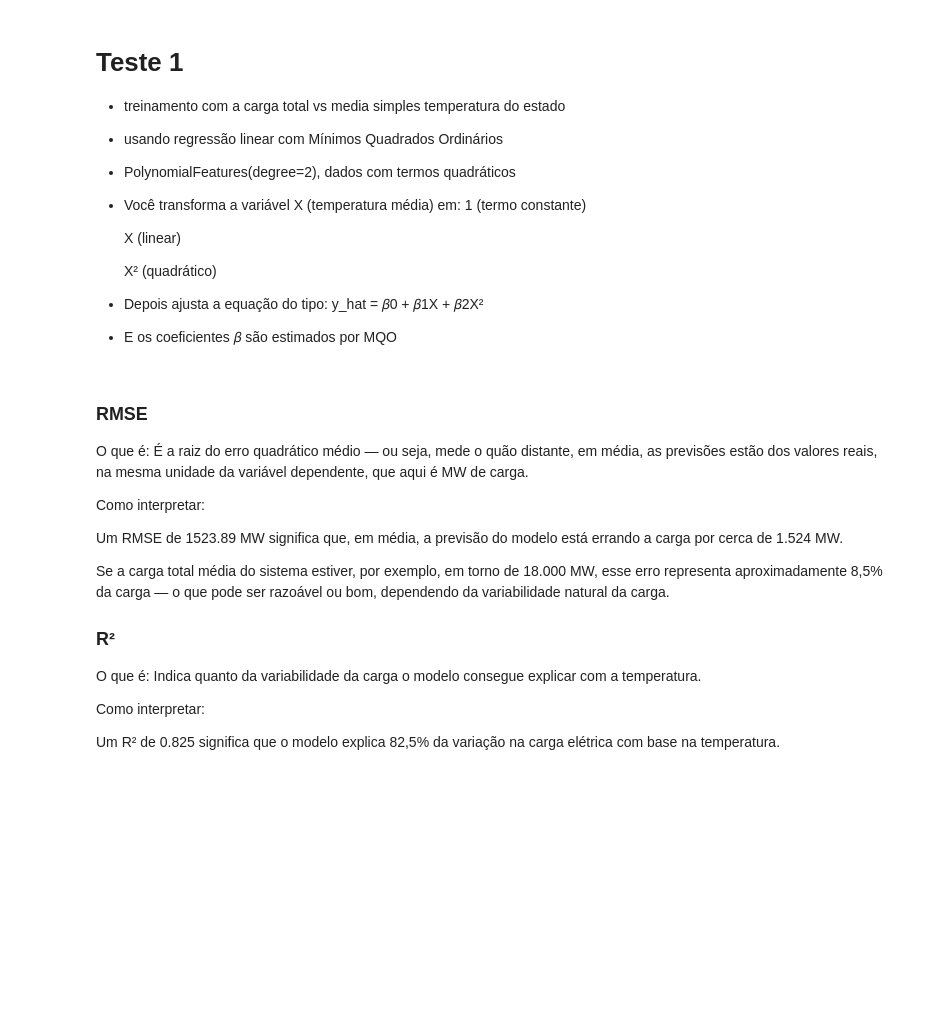
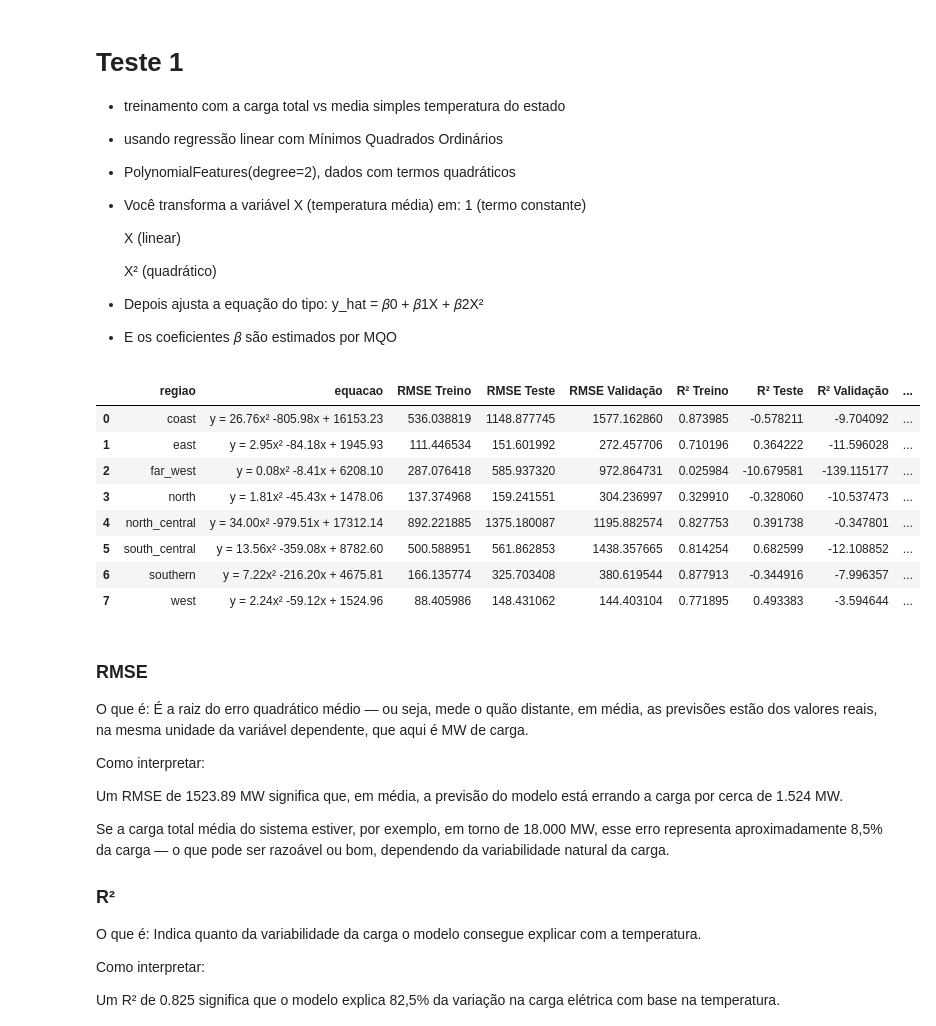
Before and after one commit to jrodrigotico/serena-tcc, a Jupyter notebook: debug_modelo.ipynb, the cells around one changed output. Cells and saved outputs as stored; diff of their text form; code cells hidden in the pictures; blank space fills up the shorter version.

Commit message:
validacao usando base de valicacao

```diff
--- a/debug_modelo.ipynb
+++ b/debug_modelo.ipynb
@@ -307,62 +307,96 @@ hour = 23
 
 -  E os coeficientes 𝛽 são estimados por MQO
 # %%
-def treinamento_simples_por_zona(df_long, weekday=None, hour=None):
+def treinamento_com_validacao_cross(df_long, weekday=None, hour=None, k=5):
     resultados = []
 
-    # Aplicar filtros, se especificados
+    # Aplicar filtros, se houver
     if weekday is not None:
         df_long = df_long[df_long['weekday'] == weekday]
     if hour is not None:
         df_long = df_long[df_long['hour'] == hour]
 
     zonas = df_long['regiao'].unique()
 
     for zona in zonas:
         dados = df_long[df_long['regiao'] == zona].dropna(subset=['temperatura', 'carga'])
 
         X = dados[['temperatura']].values
         y = dados['carga'].values
 
-        # Regressão quadrática: [x², x, 1]
-        X_poly = np.hstack((X**2, X, np.ones_like(X)))      # cria uma matriz de 3 colunas, a matriz servirá para resolver a equacao e ajustar o MQO
-        coef, *_ = np.linalg.lstsq(X_poly, y, rcond=None)   # resolve a equacao e encontra os coeficientes que minimizam o erro quadrático entre y e y_hat. o *_ ignora resíduos
-        y_pred = X_poly @ coef                              # para cada linha da matriz gera o vetor y_pred
+        # Preparar termos quadráticos
+        X_poly = np.hstack((X**2, X, np.ones_like(X)))
 
-        rmse = mean_squared_error(y, y_pred, squared=False)
-        r2 = r2_score(y, y_pred)
+        # Divisão em treino (60%), teste (20%) e validação (20%)
+        total = len(X)
+        train_end = int(total * 0.6)
+        test_end = int(total * 0.8)
 
-        # resultados para a tabela resumo no final
+        X_train, y_train = X_poly[:train_end], y[:train_end]
+        X_test, y_test = X_poly[train_end:test_end], y[train_end:test_end]
+        X_val, y_val = X_poly[test_end:], y[test_end:]
+
+        # Ajuste com MQO (usando base de treino)
+        coef, *_ = np.linalg.lstsq(X_train, y_train, rcond=None)
+
+        # Previsões
+        y_pred_train = X_train @ coef
+        y_pred_test = X_test @ coef
+        y_pred_val = X_val @ coef
+
+        # Métricas
+        rmse_train = mean_squared_error(y_train, y_pred_train, squared=False)
+        rmse_test = mean_squared_error(y_test, y_pred_test, squared=False)
+        rmse_val = mean_squared_error(y_val, y_pred_val, squared=False)
+
+        r2_train = r2_score(y_train, y_pred_train)
+        r2_test = r2_score(y_test, y_pred_test)
+        r2_val = r2_score(y_val, y_pred_val)
+
+        # Cross-validation na base de validação
+        kf = KFold(n_splits=k, shuffle=True, random_state=42)
+        rmse_cv_scores = []
+        for train_index, test_index in kf.split(X_val):
+            X_cv_train, X_cv_test = X_val[train_index], X_val[test_index]
+            y_cv_train, y_cv_test = y_val[train_index], y_val[test_index]
+
+            coef_cv, *_ = np.linalg.lstsq(X_cv_train, y_cv_train, rcond=None)
+            y_cv_pred = X_cv_test @ coef_cv
+            rmse_cv = mean_squared_error(y_cv_test, y_cv_pred, squared=False)
+            rmse_cv_scores.append(rmse_cv)
+
+        rmse_cv_mean = np.mean(rmse_cv_scores)
+        rmse_cv_std = np.std(rmse_cv_scores)
+
+        # Resultados para tabela
         resultados.append({
             'regiao': zona,
-            'equacao': f"y = {coef[0]:.2f}x² + {coef[1]:.2f}x + {coef[2]:.2f}",
-            'rmse': rmse,
-            'r2': r2
+            'equacao': f"y = {coef[0]:.2f}x² {coef[1]:.2f}x + {coef[2]:.2f}",
+            'RMSE Treino': rmse_train,
+            'RMSE Teste': rmse_test,
+            'RMSE Validação': rmse_val,
+            'R² Treino': r2_train,
+            'R² Teste': r2_test,
+            'R² Validação': r2_val,
+            'CV RMSE Médio': rmse_cv_mean,
+            'CV RMSE DP': rmse_cv_std
         })
-
-        # # Plot
-        # plt.figure(figsize=(8, 4))
-        # amostra = dados.sample(frac=0.1, random_state=42)  # 10% dos pontos
-        # plt.scatter(amostra['temperatura'], amostra['carga'], alpha=0.8, s=10, label='Observado')
-
-        # x_sorted = np.sort(X[:, 0])
-        # x_poly_sorted = np.hstack((x_sorted.reshape(-1, 1)**2,
-        #                         x_sorted.reshape(-1, 1),
-        #                         np.ones_like(x_sorted).reshape(-1, 1)))
-        # y_fit = x_poly_sorted @ coef
-
-        # plt.plot(x_sorted, y_fit, color='red', label='Regressão')
-        # plt.title(f"Região: {zona.title()} | Hora: {hour if hour is not None else 'Todas'} | Weekday: {weekday if weekday is not None else 'Todos'}")
-        # plt.xlabel("Temperatura (°C)")
-        # plt.ylabel("Carga (MW)")
-        # plt.grid(True)
-        # plt.legend()
-        # plt.tight_layout()
-        # # plt.show()
 
     return pd.DataFrame(resultados)
 
-tabela1 = treinamento_simples_por_zona(df_pond_long, n_weekday , hour)
+
+tabela1 = treinamento_com_validacao_cross(df_pond_long, n_weekday , hour)
+tabela1
+# %% [output]
+|  | regiao | equacao | RMSE Treino | RMSE Teste | RMSE Validação | R² Treino | R² Teste | R² Validação | ... |
+| 0 | coast | y = 26.76x² -805.98x + 16153.23 | 536.038819 | 1148.877745 | 1577.162860 | 0.873985 | -0.578211 | -9.704092 | ... |
+| 1 | east | y = 2.95x² -84.18x + 1945.93 | 111.446534 | 151.601992 | 272.457706 | 0.710196 | 0.364222 | -11.596028 | ... |
+| 2 | far_west | y = 0.08x² -8.41x + 6208.10 | 287.076418 | 585.937320 | 972.864731 | 0.025984 | -10.679581 | -139.115177 | ... |
+| 3 | north | y = 1.81x² -45.43x + 1478.06 | 137.374968 | 159.241551 | 304.236997 | 0.329910 | -0.328060 | -10.537473 | ... |
+| 4 | north_central | y = 34.00x² -979.51x + 17312.14 | 892.221885 | 1375.180087 | 1195.882574 | 0.827753 | 0.391738 | -0.347801 | ... |
+| 5 | south_central | y = 13.56x² -359.08x + 8782.60 | 500.588951 | 561.862853 | 1438.357665 | 0.814254 | 0.682599 | -12.108852 | ... |
+| 6 | southern | y = 7.22x² -216.20x + 4675.81 | 166.135774 | 325.703408 | 380.619544 | 0.877913 | -0.344916 | -7.996357 | ... |
+| 7 | west | y = 2.24x² -59.12x + 1524.96 | 88.405986 | 148.431062 | 144.403104 | 0.771895 | 0.493383 | -3.594644 | ... |
 # %% [markdown]
 ### RMSE
 O que é:
```
Also changed, not shown: parts of 6 cells of this notebook, 1 other file.
